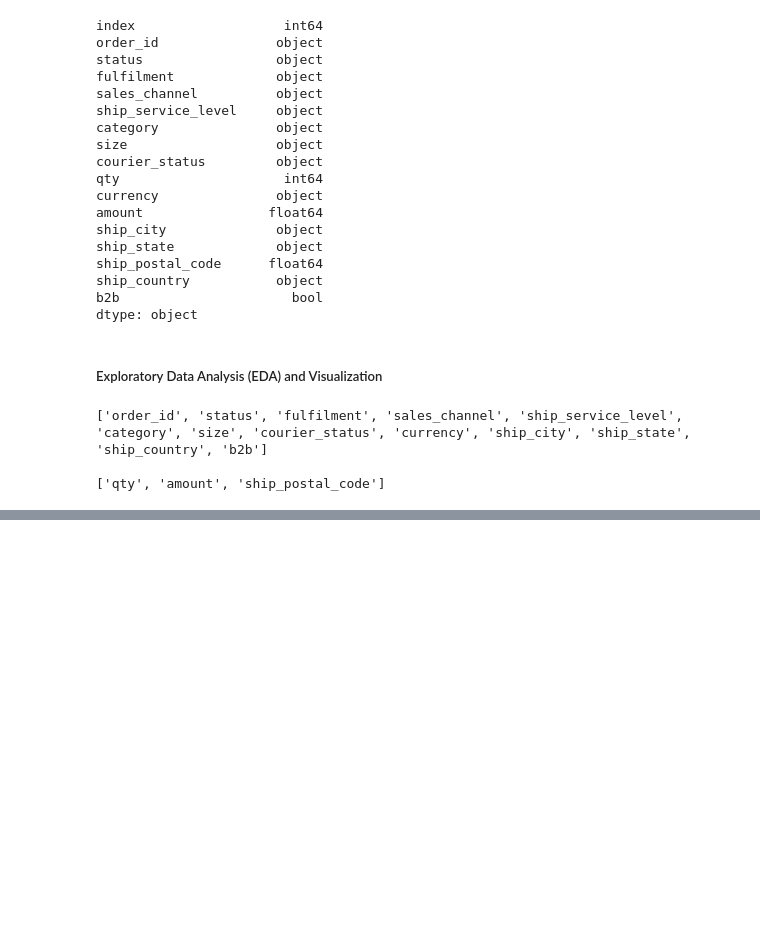
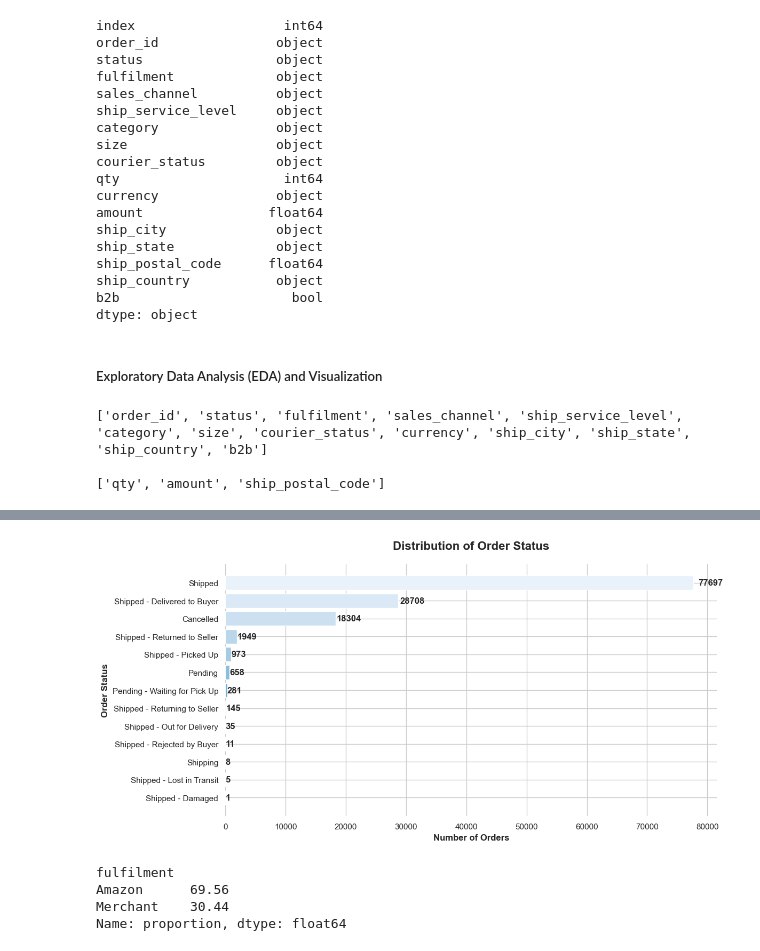
Before and after one commit to JayanthikaKrishnamoorthy/amazon-sales-data-analysis, a Jupyter notebook: Amazon_sales_report.ipynb, the cells around one changed output, grey strips where cells are left out. Saved outputs shown, nothing was run; the diff lists cells and outputs as text; code cells hidden in the pictures; blank space fills up the shorter version.

```diff
--- a/Amazon_sales_report.ipynb
+++ b/Amazon_sales_report.ipynb
@@ -363,0 +422,31 @@ print(numerical_cols)
+# %%
+# Set the aesthetic style
+sns.set_theme(style="whitegrid")
+
+# Calculate counts and sort in ascending order
+status_counts = df['status'].value_counts().sort_values()
+
+# Create figure
+fig, ax = plt.subplots(figsize=(12, 6))
+
+# Create horizontal bar chart with a professional color palette
+bars = ax.barh(status_counts.index, status_counts.values, color=sns.color_palette("Blues_r", len(status_counts)))
+
+# Add data labels at the end of each bar
+for bar in bars:
+    width = bar.get_width()
+    ax.text(width + (width * 0.01), bar.get_y() + bar.get_height()/2,
+            f'{int(width)}',
+            ha='left', va='center', fontweight='bold')
+
+# Customize titles and labels
+ax.set_title('Distribution of Order Status', fontsize=16, pad=20, fontweight='bold')
+ax.set_xlabel('Number of Orders', fontsize=12, fontweight='bold')
+ax.set_ylabel('Order Status', fontsize=12, fontweight='bold')
+
+# Clean up axes
+sns.despine(left=True, bottom=True)
+plt.tight_layout()
+plt.show()
+# %% [output]
+[figure, added]
@@ -363,0 +459,7 @@ print(numerical_cols)
+# %%
+(df['fulfilment'].value_counts(normalize=True) * 100).round(2)
+# %% [output]
+fulfilment
+Amazon      69.56
+Merchant    30.44
+Name: proportion, dtype: float64
```
Also changed, not shown: parts of 48 cells of this notebook, 1 other file.
